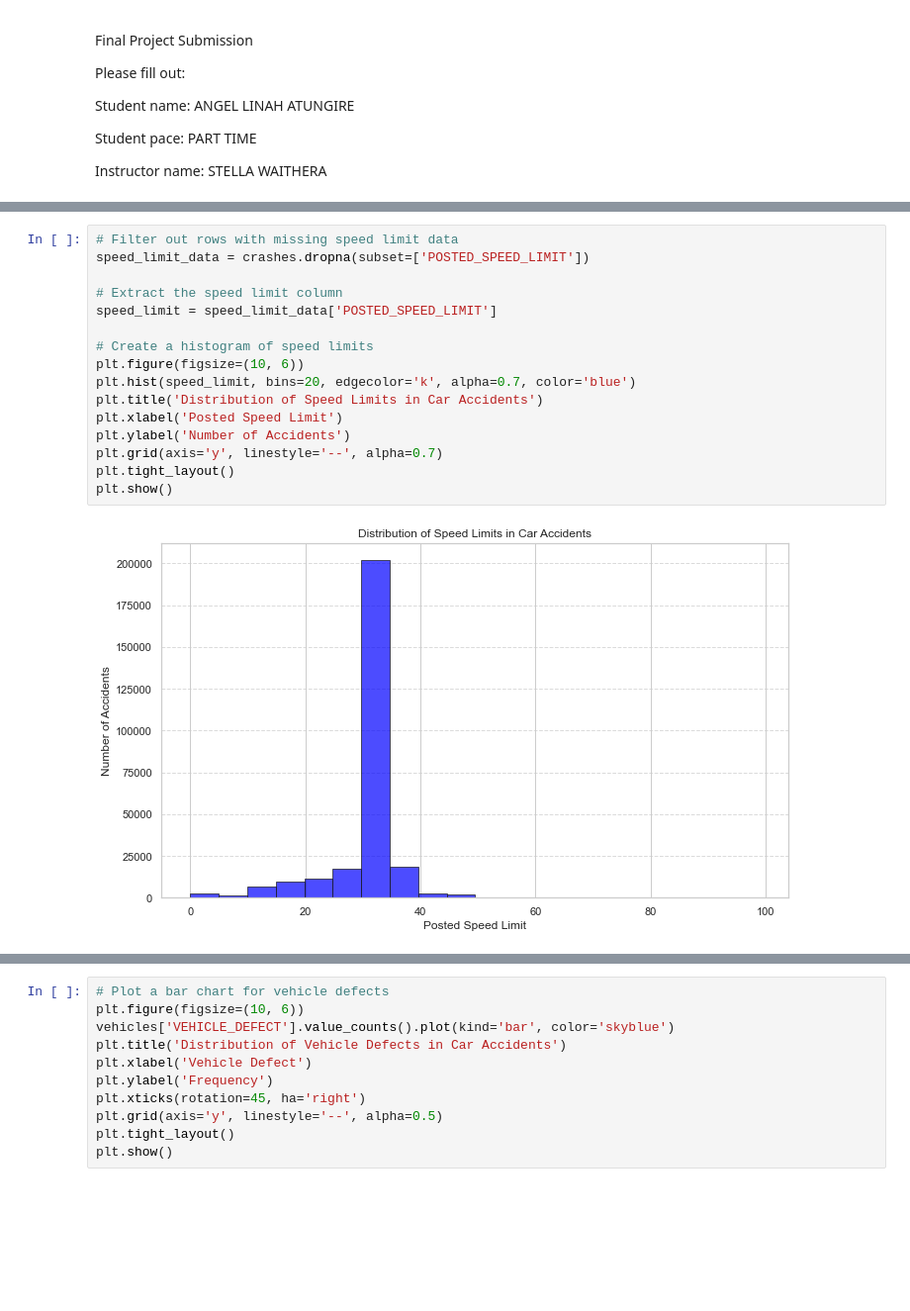
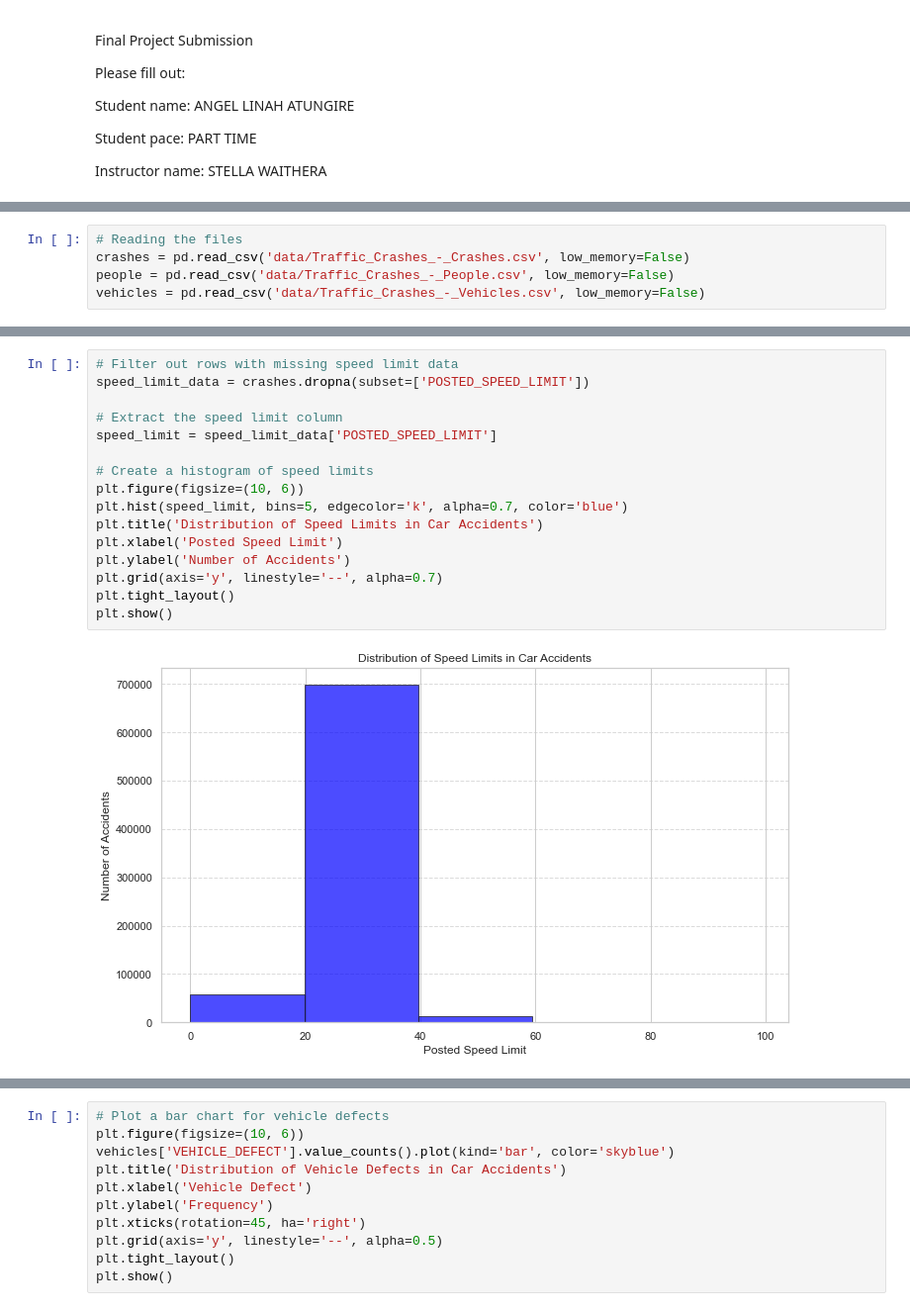
Before and after one commit to Angel174471/Phase3project, a Jupyter notebook: index.ipynb, the cells around one changed output, grey strips where cells are left out. Shown at 99% size. Cells and saved outputs as stored; diff of their text form; blank space fills up the shorter version.

```diff
--- a/index.ipynb
+++ b/index.ipynb
@@ -20,0 +52,5 @@ vehicles = pd.read_csv('data/Traffic_Crashes_-_Vehicles.csv', low_memory=False)
+# %%
+# Reading the files
+crashes = pd.read_csv('data/Traffic_Crashes_-_Crashes.csv', low_memory=False)
+people = pd.read_csv('data/Traffic_Crashes_-_People.csv', low_memory=False)
+vehicles = pd.read_csv('data/Traffic_Crashes_-_Vehicles.csv', low_memory=False)
@@ -446,21 +574,21 @@ plt.show()
 # %%
 # Filter out rows with missing speed limit data
 speed_limit_data = crashes.dropna(subset=['POSTED_SPEED_LIMIT'])
 
 # Extract the speed limit column
 speed_limit = speed_limit_data['POSTED_SPEED_LIMIT']
 
 # Create a histogram of speed limits
 plt.figure(figsize=(10, 6))
-plt.hist(speed_limit, bins=20, edgecolor='k', alpha=0.7, color='blue')
+plt.hist(speed_limit, bins=5, edgecolor='k', alpha=0.7, color='blue')
 plt.title('Distribution of Speed Limits in Car Accidents')
 plt.xlabel('Posted Speed Limit')
 plt.ylabel('Number of Accidents')
 plt.grid(axis='y', linestyle='--', alpha=0.7)
 plt.tight_layout()
 plt.show()
 # %% [output]
-[figure, old version]
+[figure, new version]
 # %%
 # Filter out rows with missing data for exceeded speed limit
 exceeded_speed_data = merged_data.dropna(subset=['EXCEED_SPEED_LIMIT_I'])
```
Also changed, not shown: parts of 164 cells of this notebook, 10 other files.
